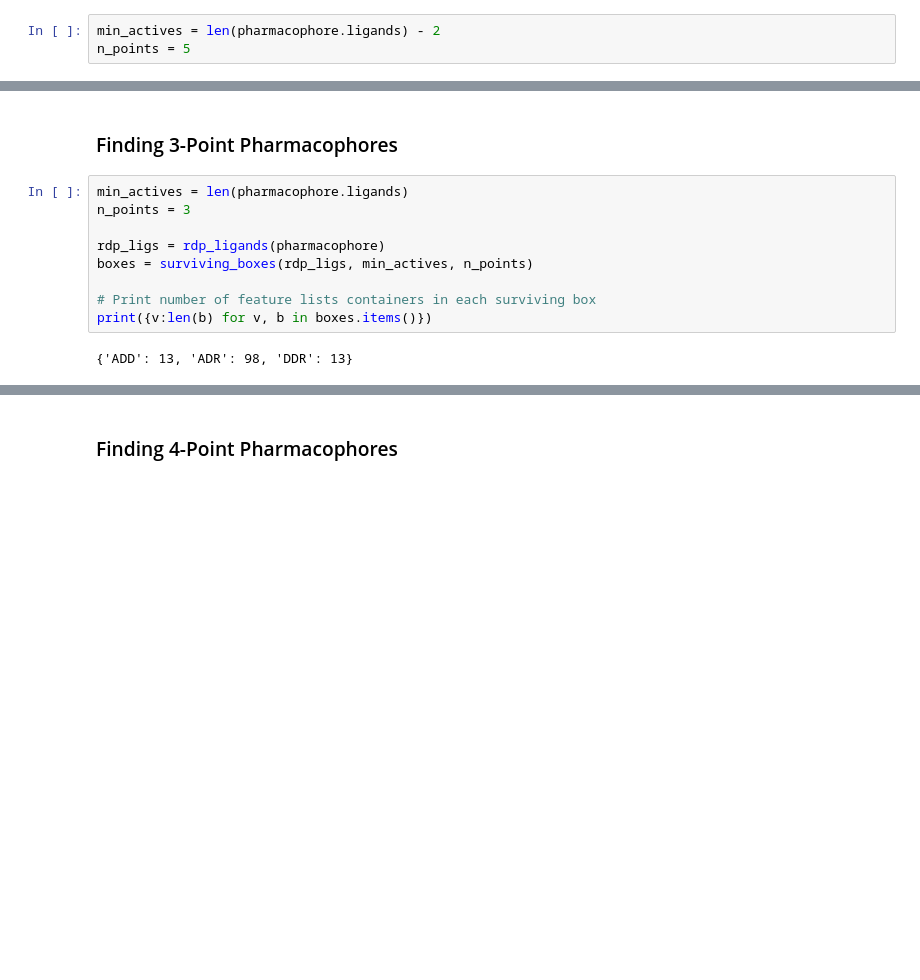
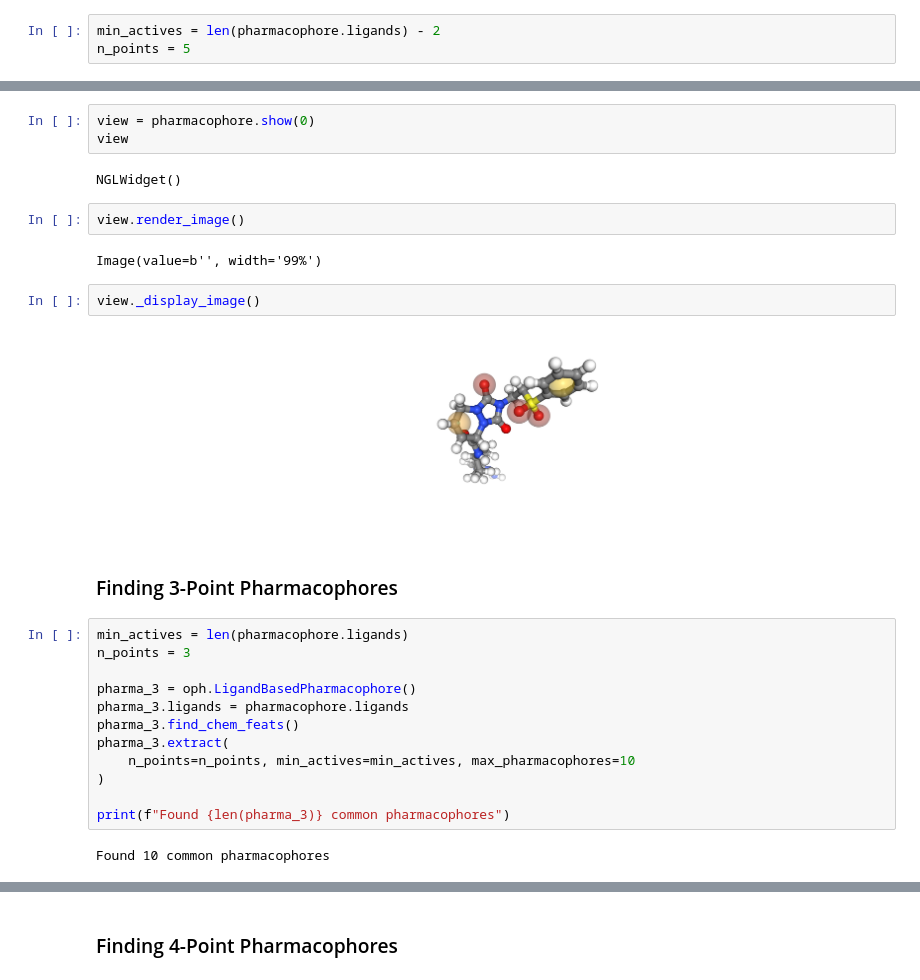
Before and after one commit to uibcdf/OpenPharmacophore-Tools, a Jupyter notebook: notebooks/ligand_based/thrombin/thrombin.ipynb, the cells around one changed output, grey strips where cells are left out. Drawn from its saved outputs; the diff is of its cells as text; blank space fills up the shorter version.

Commit message:
Extraction of ligand-based pharmacophores of 3, 4 and 5 points

```diff
--- a/notebooks/ligand_based/thrombin/thrombin.ipynb
+++ b/notebooks/ligand_based/thrombin/thrombin.ipynb
@@ -205,13 +153,29 @@ IndexError: list index out of range
+# %%
+view = pharmacophore.show(0)
+view
+# %% [output]
+NGLWidget()
+# %%
+view.render_image()
+# %% [output]
+Image(value=b'', width='99%')
+# %%
+view._display_image()
+# %% [output]
+[figure, added]
 # %% [markdown]
 ### Finding 3-Point Pharmacophores
 # %%
 min_actives = len(pharmacophore.ligands)
 n_points = 3
 
-rdp_ligs = rdp_ligands(pharmacophore)
-boxes = surviving_boxes(rdp_ligs, min_actives, n_points)
+pharma_3 = oph.LigandBasedPharmacophore()
+pharma_3.ligands = pharmacophore.ligands
+pharma_3.find_chem_feats()
+pharma_3.extract(
+    n_points=n_points, min_actives=min_actives, max_pharmacophores=10
+)
 
-# Print number of feature lists containers in each surviving box
-print({v:len(b) for v, b in boxes.items()})
+print(f"Found {len(pharma_3)} common pharmacophores")
 # %% [output]
-{'ADD': 13, 'ADR': 98, 'DDR': 13}
+Found 10 common pharmacophores
```
Also changed, not shown: parts of 18 cells of this notebook, 6 other files.
